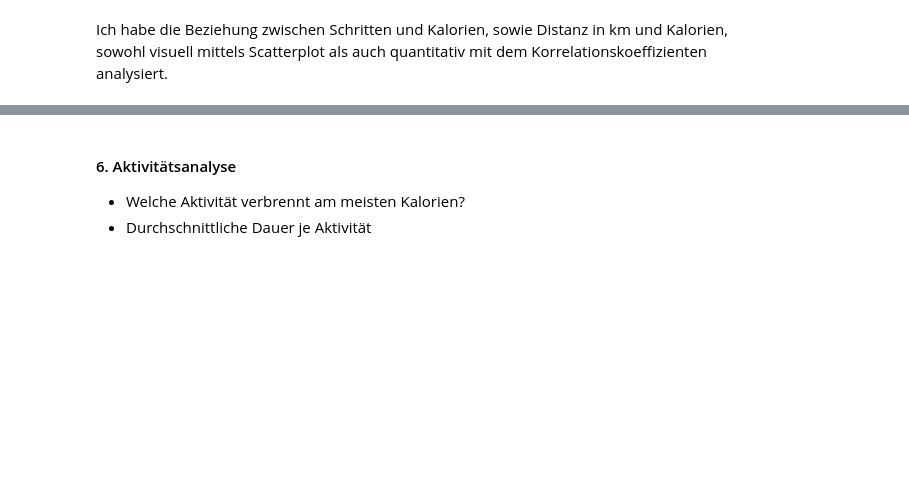
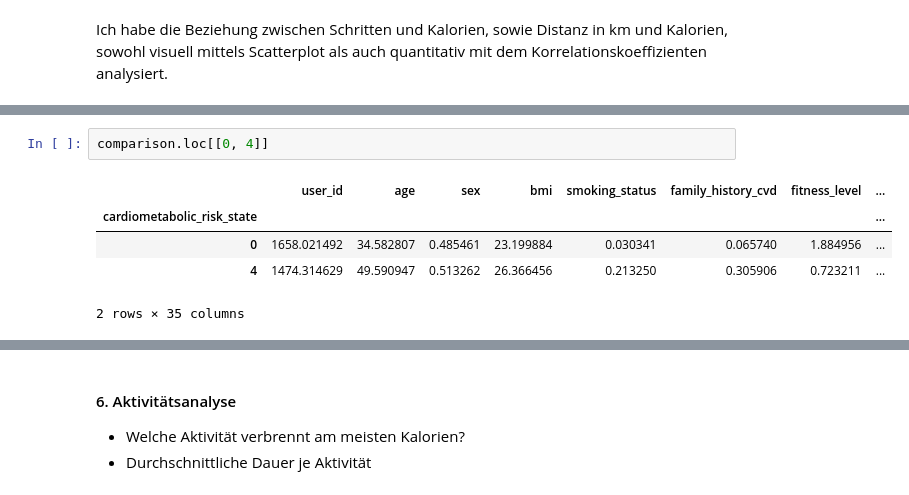
Before and after one commit to EllieZartmann/DataAnalytics, a Jupyter notebook: 04_tableau/training.ipynb, the cells around one changed output, grey strips where cells are left out. Cells and saved outputs as stored; diff of their text form; blank space fills up the shorter version.

```diff
--- a/04_tableau/training.ipynb
+++ b/04_tableau/training.ipynb
@@ -446,0 +506,8 @@ Ich habe die Beziehung zwischen Schritten und Kalorien, sowie Distanz in km und
+# %%
+comparison.loc[[0, 4]]
+# %% [output]
+|  | user_id | age | sex | bmi | smoking_status | family_history_cvd | fitness_level | ... |
+| cardiometabolic_risk_state |  |  |  |  |  |  |  | ... |
+| 0 | 1658.021492 | 34.582807 | 0.485461 | 23.199884 | 0.030341 | 0.065740 | 1.884956 | ... |
+| 4 | 1474.314629 | 49.590947 | 0.513262 | 26.366456 | 0.213250 | 0.305906 | 0.723211 | ... |
+2 rows × 35 columns
```
Also changed, not shown: parts of 12 cells of this notebook.
